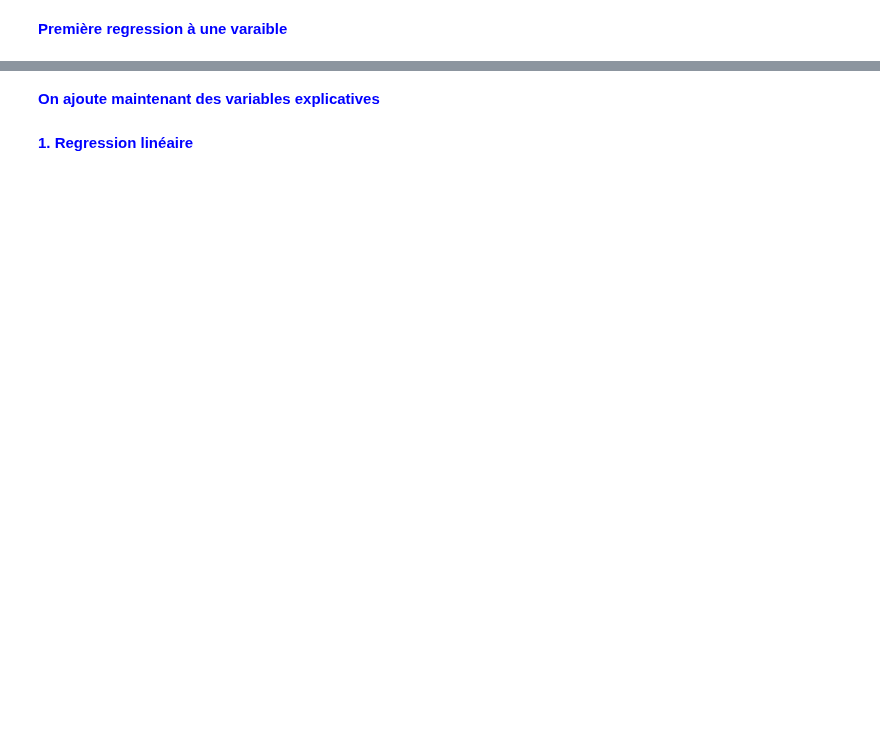
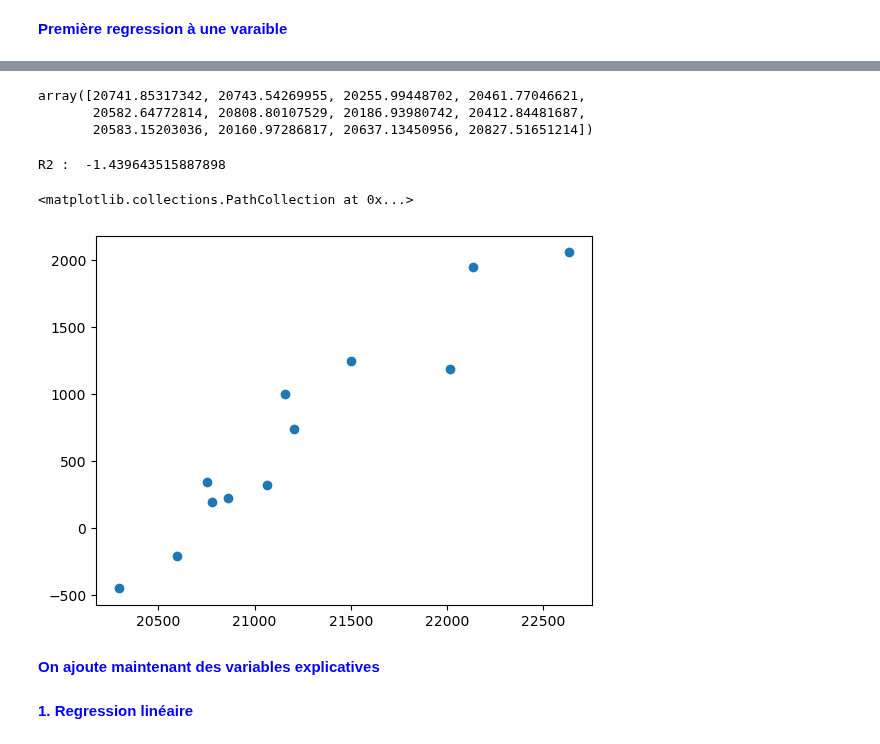
Before and after one commit to DiegoRenaud/Exercice, a Jupyter notebook: Retards_causes_reg.ipynb, the cells around one changed output, grey strips where cells are left out. Saved outputs shown, nothing was run; the diff lists cells and outputs as text; code cells hidden in the pictures; blank space fills up the shorter version.

```diff
--- a/Retards_causes_reg.ipynb
+++ b/Retards_causes_reg.ipynb
@@ -89,11 +154,26 @@ reg.intercept_
 # %%
 #puis on predit les resultats
-yPred = reg.predict(xTrain)
+yPred = reg.predict(xTest)
 yPred
+# %% [output]
+array([20741.85317342, 20743.54269955, 20255.99448702, 20461.77046621,
+       20582.64772814, 20808.80107529, 20186.93980742, 20412.84481687,
+       20583.15203036, 20160.97286817, 20637.13450956, 20827.51651214])
 # %%
-epsilon = yTrain - yPred
+epsilon = yTest - yPred
+rsq = sklearn.metrics.r2_score(yTest, yPred)
+print("R2 : ", rsq)
+#bizarre ce R2 negatif
+# %% [output]
+R2 :  -1.439643515887898
 # %%
-plt.scatter(yTrain, epsilon)
+plt.scatter(yTest, epsilon)
+
+# La répartition des erreurs n'est pas aléatoire en fonction de x.
+# Le modèle souffre donc d'un problème de spécification.
+# %% [output]
+<matplotlib.collections.PathCollection at 0x...>
+[figure, added]
 # %% [markdown]
 <font color='blue'> **On ajoute maintenant des variables explicatives** </font>
 # %% [markdown]
```
Also changed, not shown: parts of 25 cells of this notebook.
